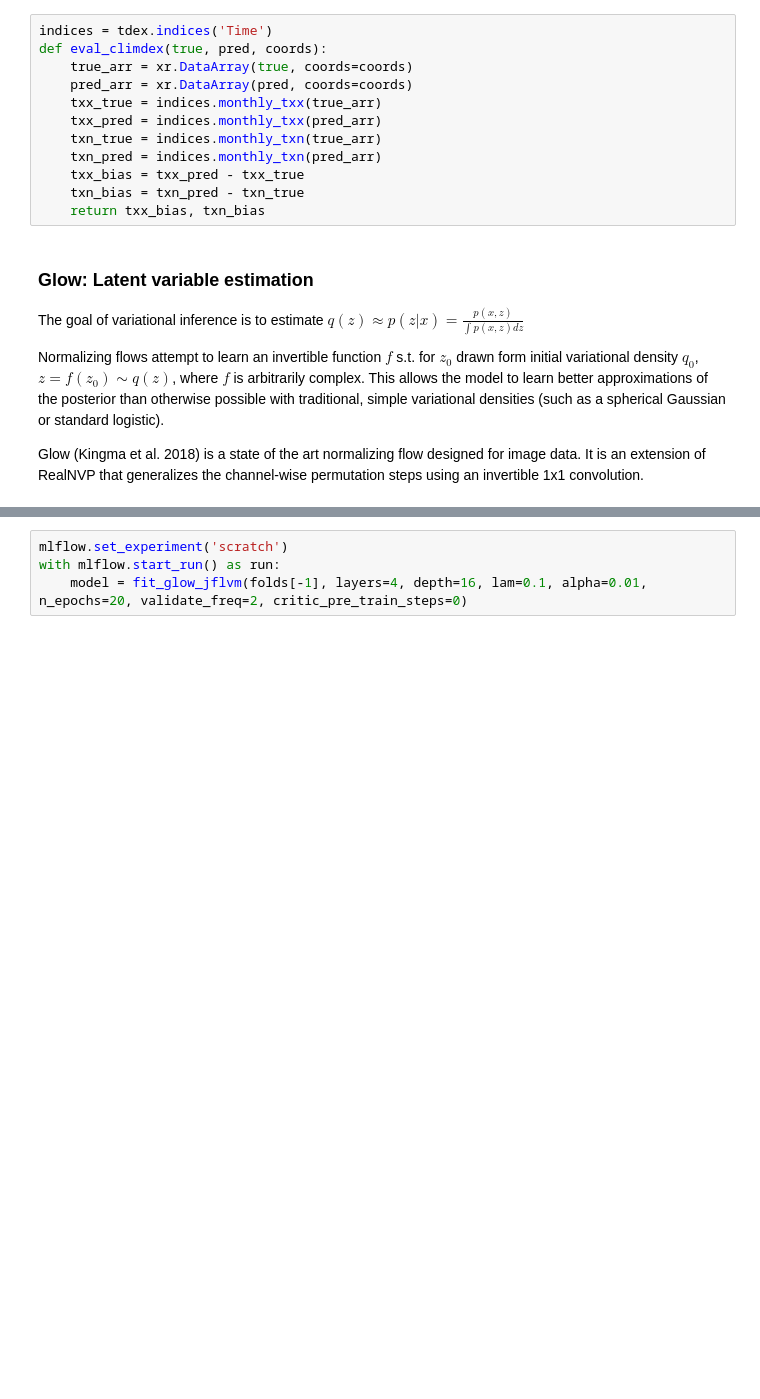
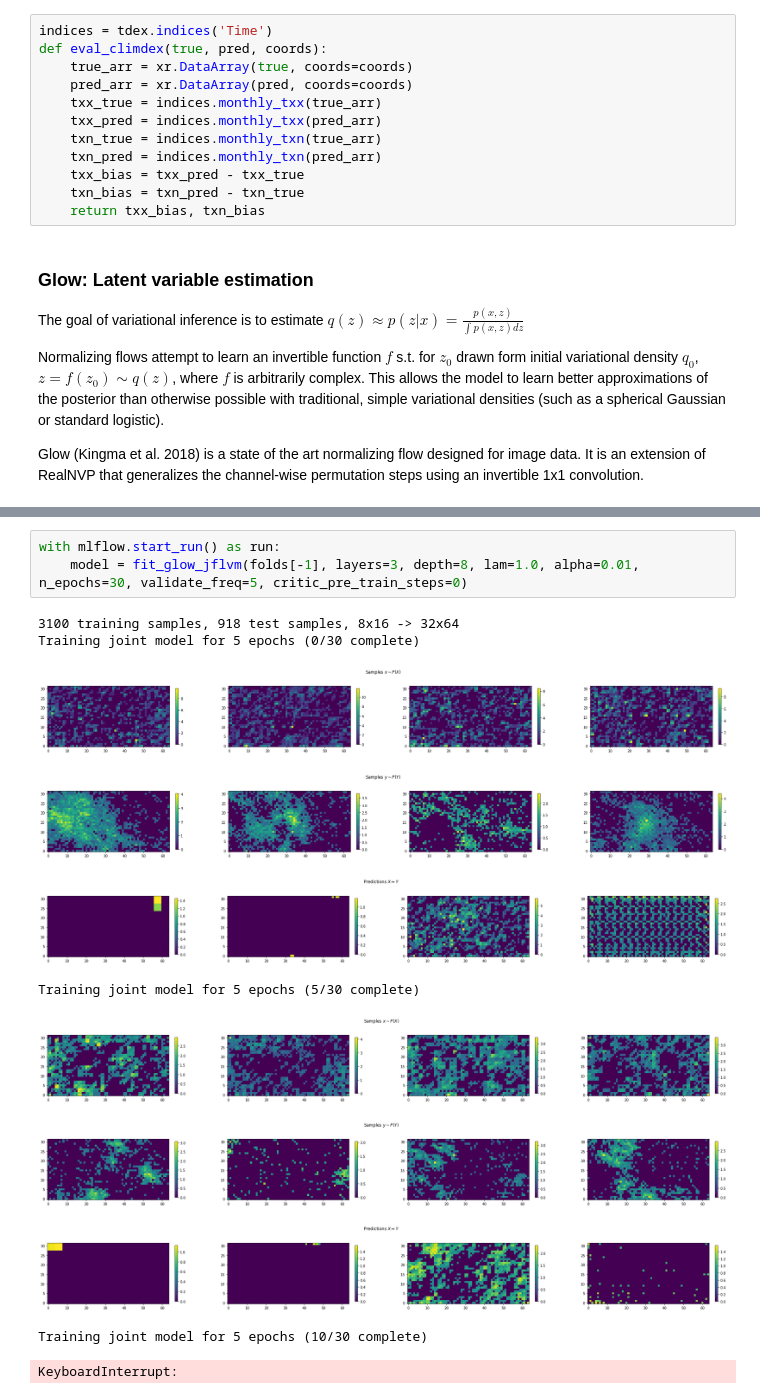
Before and after one commit to bgroenks96/generative-downscaling, a Jupyter notebook: glow-downscaling-prcp.ipynb, the cells around one changed output, grey strips where cells are left out. Drawn from its saved outputs; the diff is of its cells as text; blank space fills up the shorter version.

```diff
--- a/glow-downscaling-prcp.ipynb
+++ b/glow-downscaling-prcp.ipynb
@@ -219,8 +189,19 @@ def fit_glow_jflvm(fold, n_epochs=50, validate_freq=1, warmup=1, sample_batch_si
     return model_joint
 # %%
-mlflow.set_experiment('scratch')
 with mlflow.start_run() as run:
-    model = fit_glow_jflvm(folds[-1], layers=4, depth=16, lam=0.1, alpha=0.01, n_epochs=20, validate_freq=2, critic_pre_train_steps=0)
+    model = fit_glow_jflvm(folds[-1], layers=3, depth=8, lam=1.0, alpha=0.01, n_epochs=30, validate_freq=5, critic_pre_train_steps=0)
+# %% [output]
+3100 training samples, 918 test samples, 8x16 -> 32x64
+Training joint model for 5 epochs (0/30 complete)
+[figure, added]
+[figure, added]
+[figure, added]
+Training joint model for 5 epochs (5/30 complete)
+[figure, added]
+[figure, added]
+[figure, added]
+Training joint model for 5 epochs (10/30 complete)
+KeyboardInterrupt:
 # %%
 def fit_glow_inference_net(fold, n_epochs=50, validate_freq=1, warmup=1, sample_batch_size=10, load_batch_size=1200,
                            layers=4, depth=8, min_filters=32, max_filters=256, lam=1.0, alpha=1.0, critic_pre_train_steps=10):
```
Also changed, not shown: parts of 7 cells of this notebook, 23 other files.
